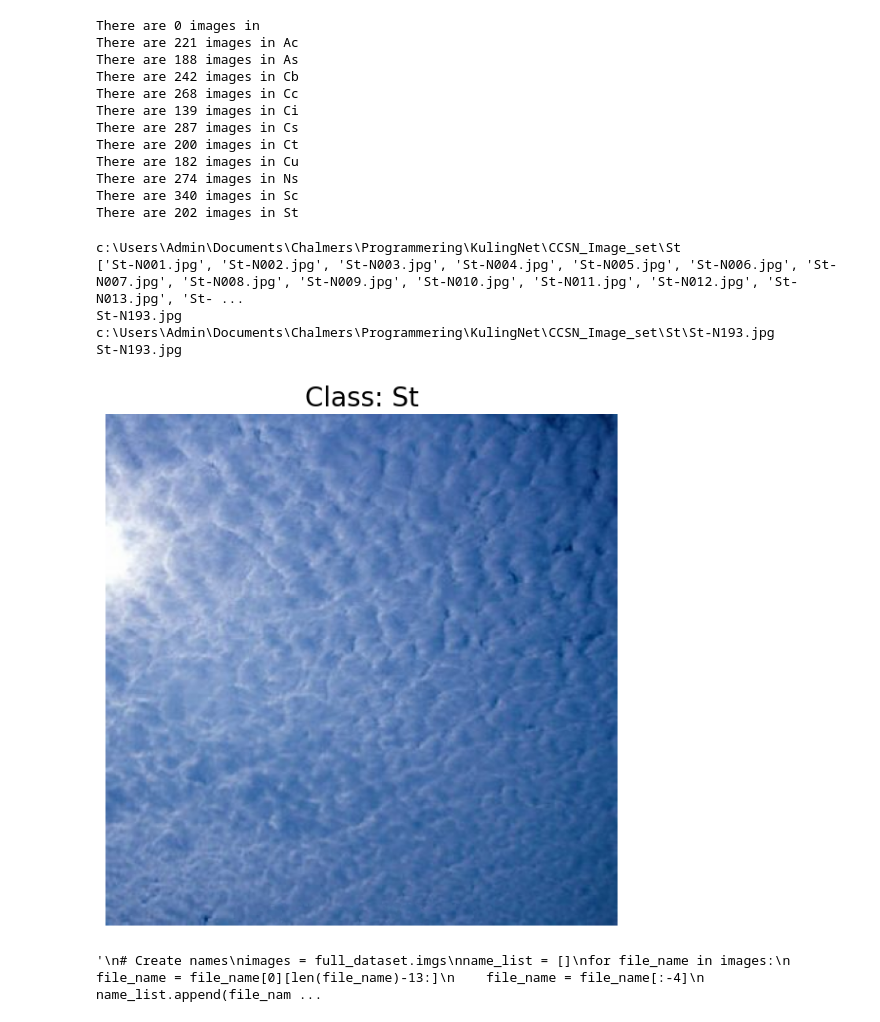
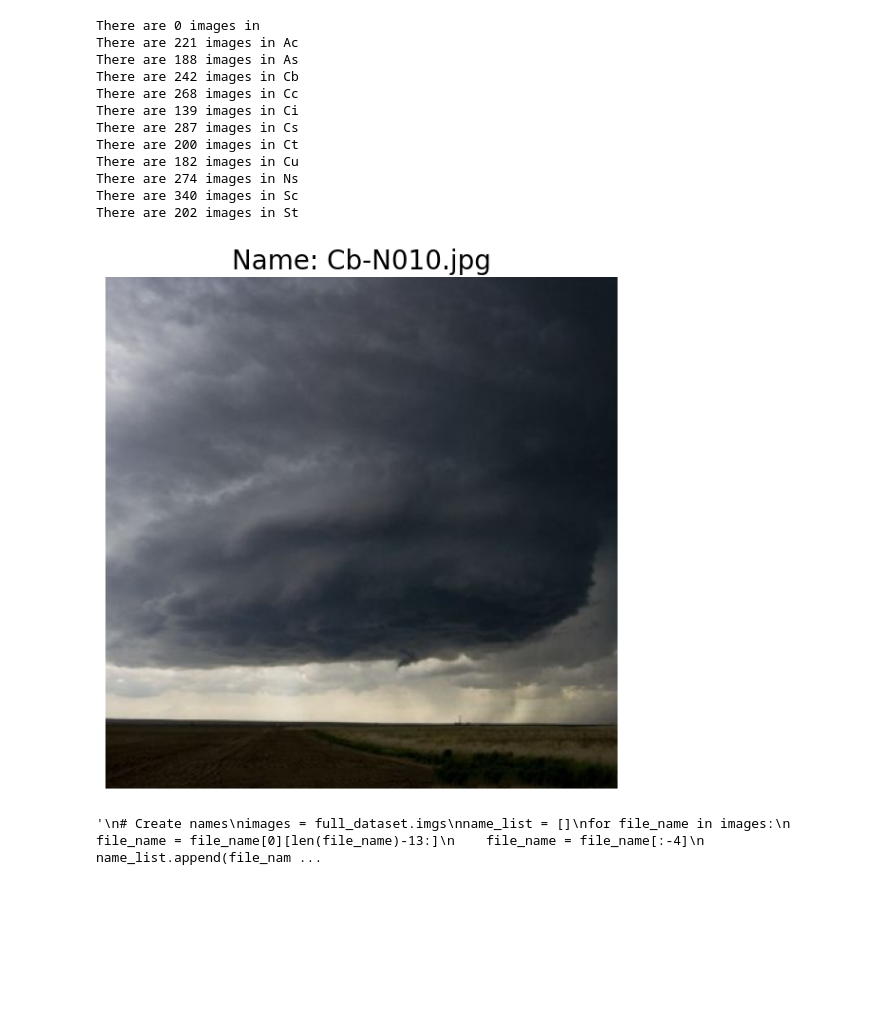
Before and after one commit to ThomasM31/KulingNet, a Jupyter notebook: KulingNet1.0.ipynb, the cells around one changed output. Drawn from its saved outputs; the diff is of its cells as text; code cells hidden in the pictures; blank space fills up the shorter version.

Commit message:
random plot with name

```diff
--- a/KulingNet1.0.ipynb
+++ b/KulingNet1.0.ipynb
@@ -93,45 +93,36 @@ There are 202 images in St
 # Plot random image with class label
 
 # Test path
 # random_image_path = ci_file_path +  "\Ci-N001.jpg"
-
 random.seed()
 
 # Random image folder in directory
 random_image_dir_path = random.choice(image_dir_paths)
 # List of images in that folder
 filenames = os.listdir(random_image_dir_path)
 # Random image in the folder
 random_image = random.choice(filenames)
 # Absolute path to image
 random_image_path = os.path.join(random_image_dir_path, random_image)
 
 def plotImage(imagePath_str):
     imagePath = Path(imagePath_str)
     #image_class = imagePath.stem
     img = Image.open(imagePath)
-    # Access only the class
+    # Access only the name
     img_name = imagePath_str[len(imagePath_str)-11:]
-    print(img_name)
-    image_class = imagePath_str[len(imagePath_str)-11:-9]
 
     # For plotting
     img_as_array = np.asarray(img)
 
     plt.figure(figsize=(10,7))
     plt.imshow(img_as_array)
-    plt.title(f"Class: {image_class}", fontsize=20)
+    plt.title(f"Name: {img_name}", fontsize=20)
     plt.axis(False)
 
 plotImage(random_image_path)
-#pathData.stem
 # %% [output]
-c:\Users\Admin\Documents\Chalmers\Programmering\KulingNet\CCSN_Image_set\St
-['St-N001.jpg', 'St-N002.jpg', 'St-N003.jpg', 'St-N004.jpg', 'St-N005.jpg', 'St-N006.jpg', 'St-N007.jpg', 'St-N008.jpg', 'St-N009.jpg', 'St-N010.jpg', 'St-N011.jpg', 'St-N012.jpg', 'St-N013.jpg', 'St- ...
-St-N193.jpg
-c:\Users\Admin\Documents\Chalmers\Programmering\KulingNet\CCSN_Image_set\St\St-N193.jpg
-St-N193.jpg
-[figure, old version]
+[figure, new version]
 # %%
 # Tensor ~ vector (array of components)
 # Compose allows for list of several transformations simultanously
```
